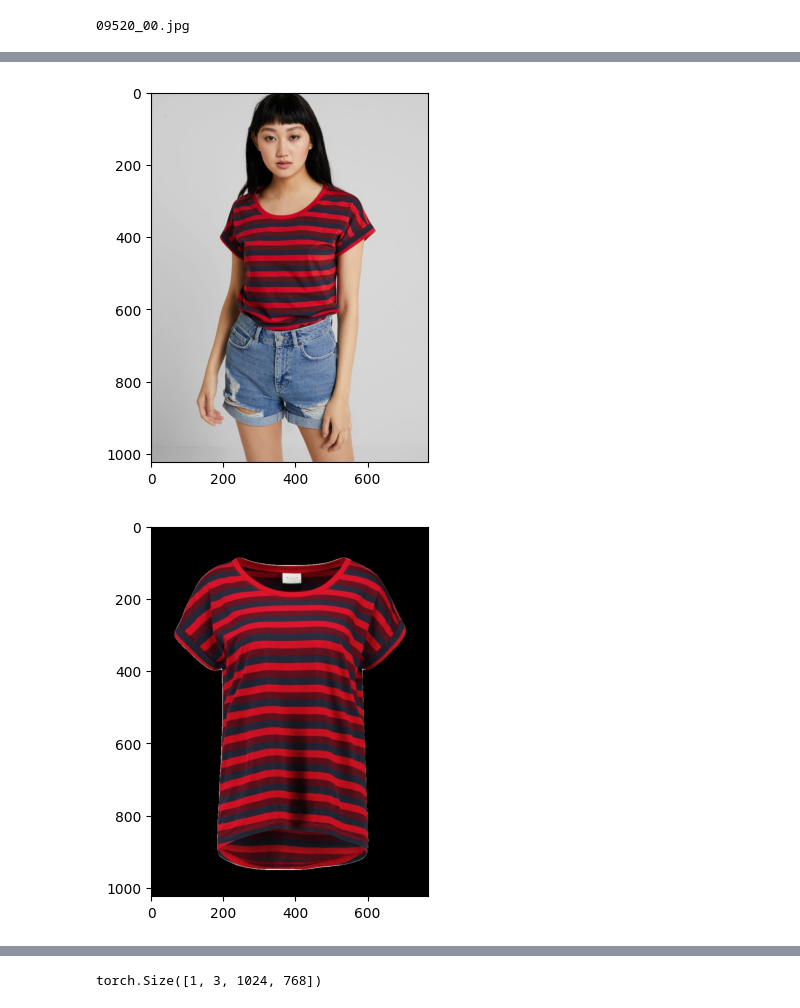
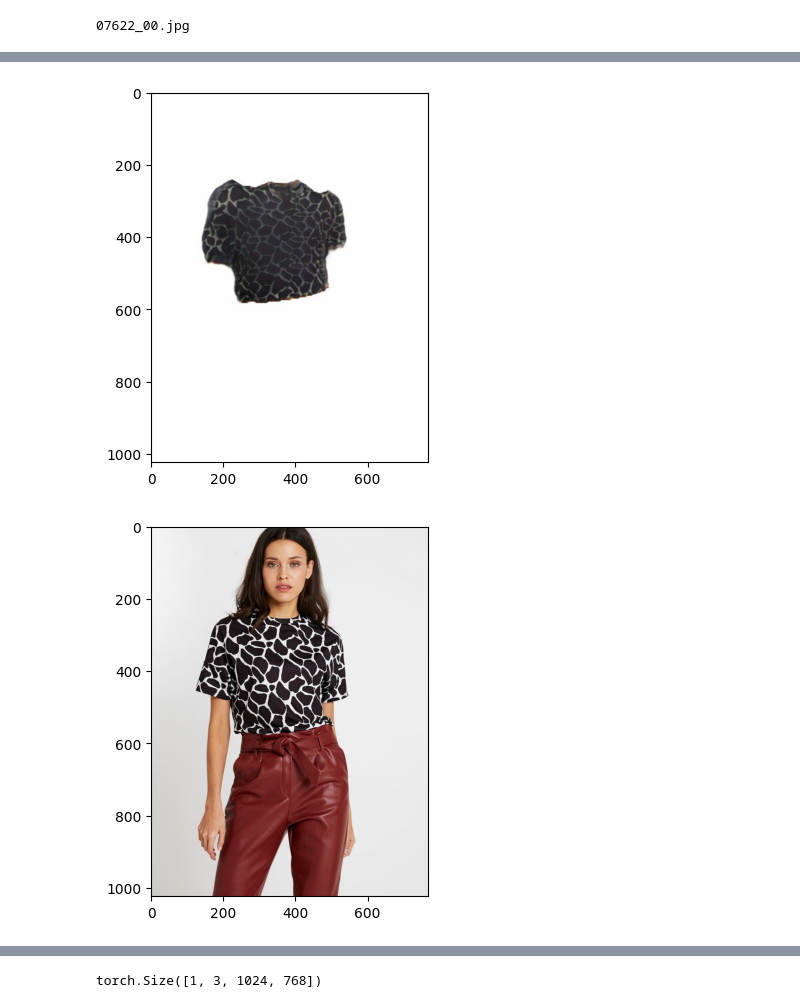
Before and after one commit to julenurchoeguia/vton, a Jupyter notebook: notebooks/test.ipynb, the cells around one changed output, grey strips where cells are left out. Drawn from its saved outputs; the diff is of its cells as text; code cells hidden in the pictures.

```diff
--- a/notebooks/test.ipynb
+++ b/notebooks/test.ipynb
@@ -19,10 +24,9 @@ config = SCMConfig.load_from_toml("/home/daniel/work/vton/configs/config_scm.tom
 # %%
-path_generated_images = "/var/hub/VITON-HD-results-ladi-vton"
+path_generated_images = "/var/hub/VITON-HD-warped"
 path_garment_images = "/var/hub/VITON-HD/test"
 mode = "train"
 
 dataset = SCMDataset(path_generated_images, path_garment_images, mode)
-elemt = dataset[1]
 # %%
 # Display different images
 import PIL
@@ -35,18 +39,20 @@ def display_image(image):
     plt.imshow(image_to_display)
     plt.show()
 # %%
-
+elemt = dataset[9]
 print(elemt["file_name"])
 for key in [
         "model_mask",
         "cloth_mask",
         "model_generated",
         "cloth",
+        "input_warped_cloth",
         "model_real",
-        "input_cloth",
-        "input_model_generate",
-        "target",
     ]:
     display_image(elemt[key])
+    # Save image
+    image_to_save = tensor_to_image(elemt[key].unsqueeze(0))
+    file_name = elemt["file_name"] + "_" + key + ".png"
+    image_to_save.save(file_name)
 # %% [output]
-09520_00.jpg
+07622_00.jpg
@@ -57,2 +63,2 @@ for key in [
-[figure, old version]
+[figure, new version]
-[figure, old version]
+[figure, new version]
```
Also changed, not shown: parts of 2 cells of this notebook, 15 other files.
